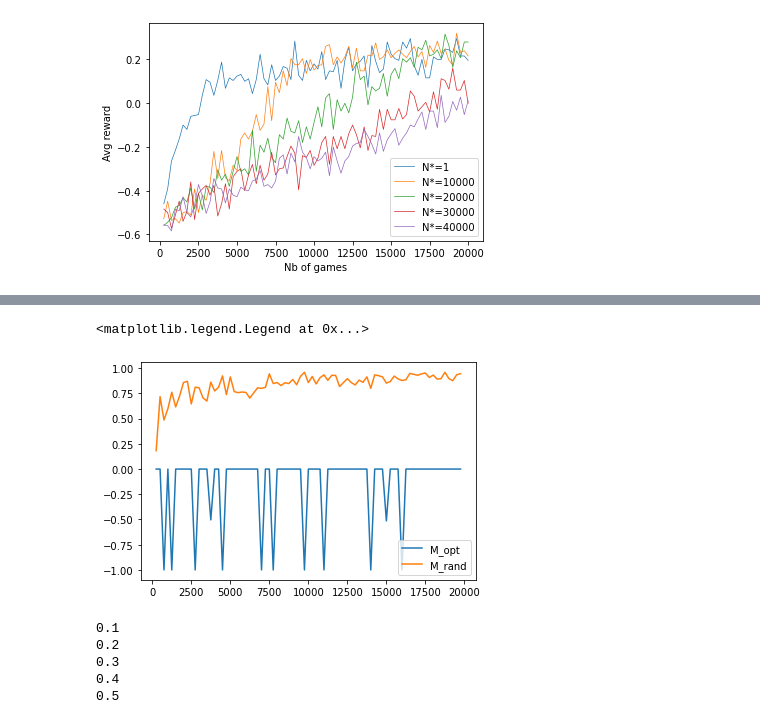
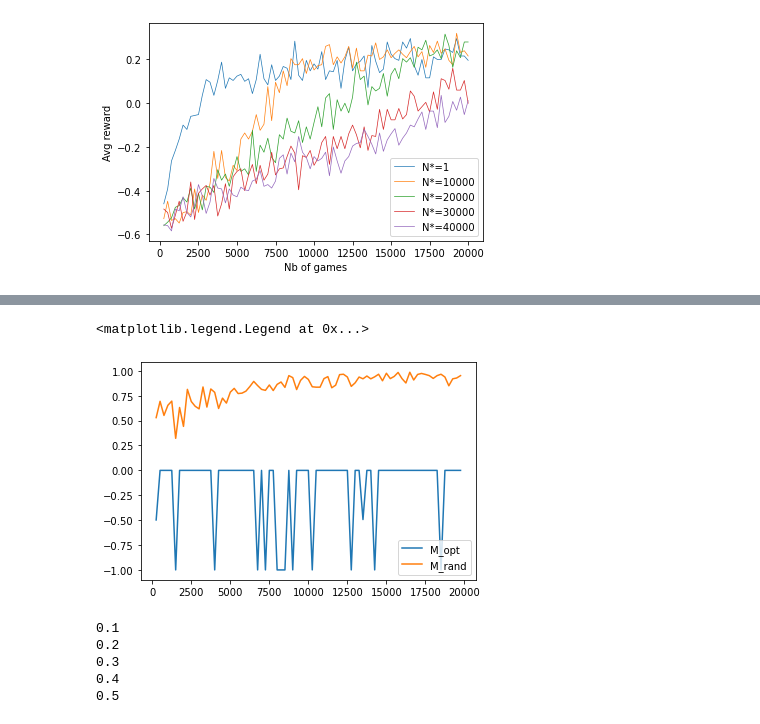
Before and after one commit to giuliamesc/tic_tac_toe, a Jupyter notebook: main.ipynb, the cells around one changed output, grey strips where cells are left out. Drawn from its saved outputs; the diff is of its cells as text; code cells hidden in the pictures.

```diff
--- a/main.ipynb
+++ b/main.ipynb
@@ -311,21 +352,22 @@ plt.legend()
 # %%
 ## Question 4
 np.random.seed(2022)
+random.seed(2022)
 epsilon = []
 e_min = 0.1
 e_max = 0.8
 n_tot_train = 20000
-N_star = 1 # DA TROVARE
+N_star = 40000 # DA TROVARE
 for i in np.arange(1,n_tot_train+1):
     epsilon.append(max(e_min,e_max*(1-i/N_star)))
 game = QLearning(0, 0.5)
 M_opt_vec, M_rand_vec = game.play_train_test(epsilon, n_train = 250, n_tot_train = 20000, n_test = 500)
 plt.plot(np.arange(1,len(M_opt_vec)+1)*250, M_opt_vec, label = 'M_opt')
 plt.plot(np.arange(1,len(M_rand_vec)+1)*250, M_rand_vec, label = 'M_rand')
 plt.legend()
 # %% [output]
 <matplotlib.legend.Legend at 0x...>
-[figure, old version]
+[figure, new version]
 # %%
 class SelfQLearning:
     def __init__(self, epsilon1, epsilon2 = 0.5, alpha = 0.05, gamma = 0.99):
```
Also changed, not shown: parts of 8 cells of this notebook.
